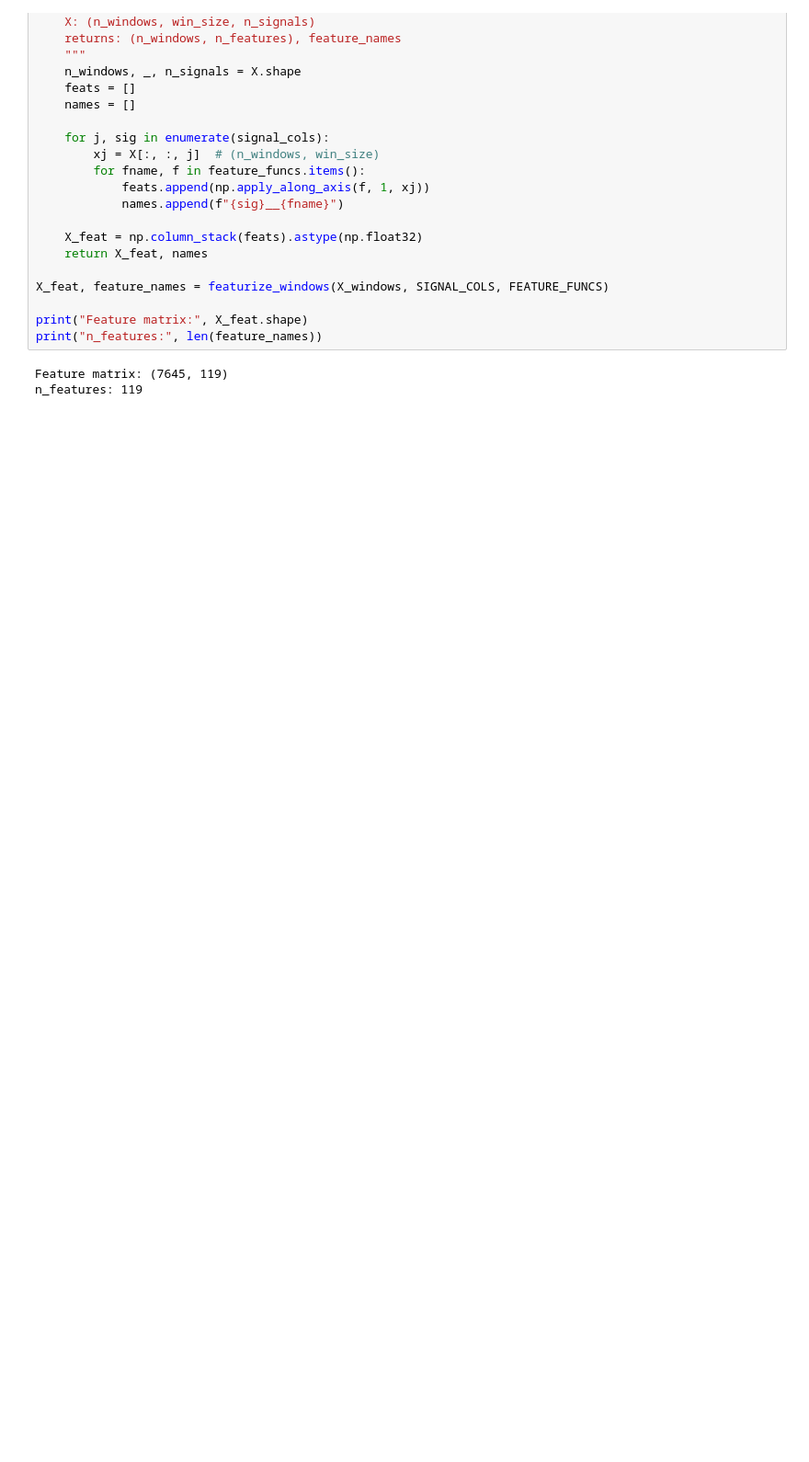
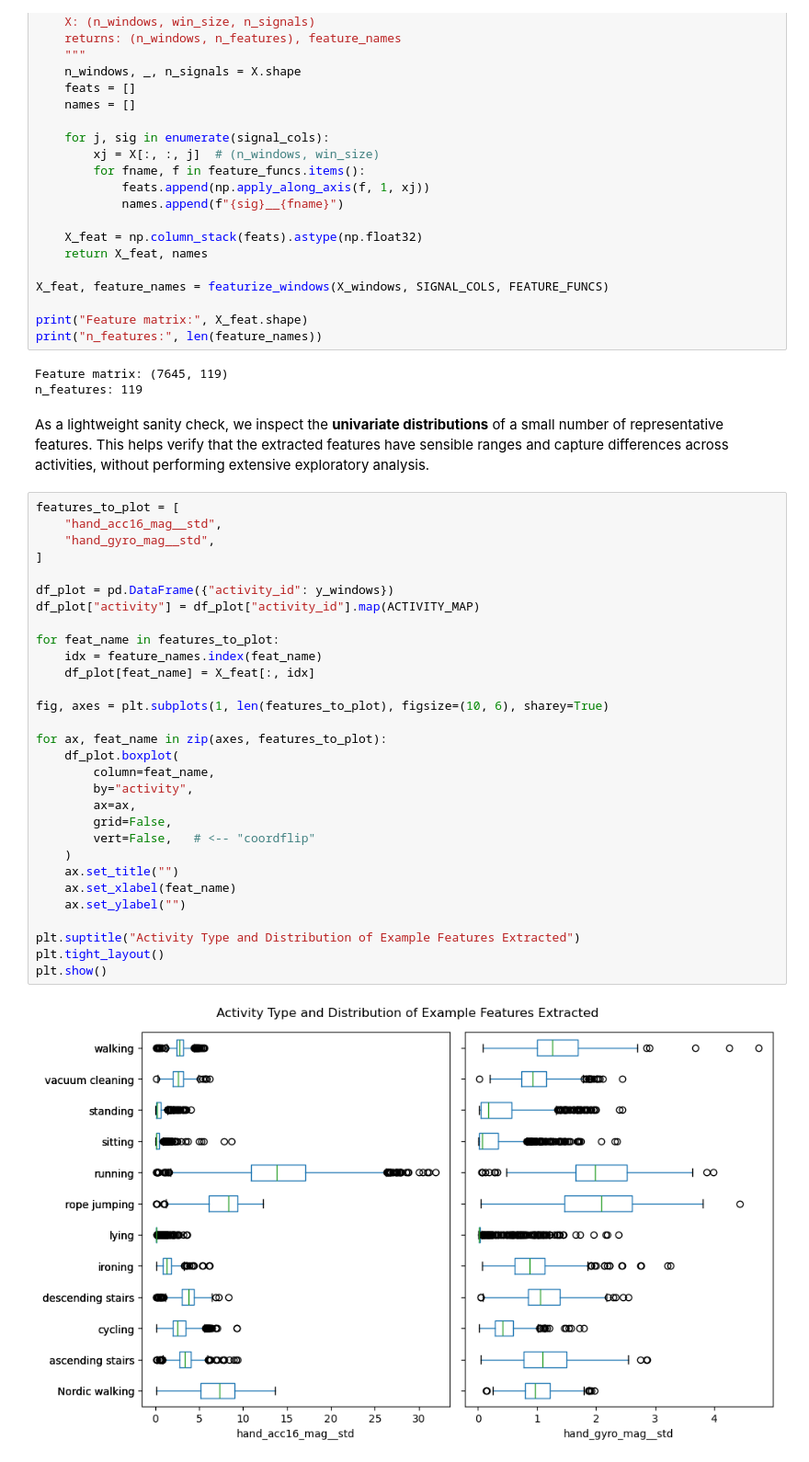
Before and after one commit to ChouaibB/wearables-ml-examples, a Jupyter notebook: notebooks/01_activity_recognition_from_wrist_imu_pamap2.ipynb, the cells around one changed output. Shown at 92% size. Drawn from its saved outputs; the diff is of its cells as text; blank space fills up the shorter version.

Commit message:
visu of e.g. extracted feats. -> OK for now

```diff
--- a/notebooks/01_activity_recognition_from_wrist_imu_pamap2.ipynb
+++ b/notebooks/01_activity_recognition_from_wrist_imu_pamap2.ipynb
@@ -464,3 +464,37 @@ print("n_features:", len(feature_names))
 # %% [output]
 Feature matrix: (7645, 119)
 n_features: 119
+# %% [markdown]
+As a lightweight sanity check, we inspect the **univariate distributions** of a small number of representative features. This helps verify that the extracted features have sensible ranges and capture differences across activities, without performing extensive exploratory analysis.
+# %%
+features_to_plot = [
+    "hand_acc16_mag__std",
+    "hand_gyro_mag__std",
+]
+
+df_plot = pd.DataFrame({"activity_id": y_windows})
+df_plot["activity"] = df_plot["activity_id"].map(ACTIVITY_MAP)
+
+for feat_name in features_to_plot:
+    idx = feature_names.index(feat_name)
+    df_plot[feat_name] = X_feat[:, idx]
+
+fig, axes = plt.subplots(1, len(features_to_plot), figsize=(10, 6), sharey=True)
+
+for ax, feat_name in zip(axes, features_to_plot):
+    df_plot.boxplot(
+        column=feat_name,
+        by="activity",
+        ax=ax,
+        grid=False,
+        vert=False,   # <-- "coordflip"
+    )
+    ax.set_title("")
+    ax.set_xlabel(feat_name)
+    ax.set_ylabel("")
+
+plt.suptitle("Activity Type and Distribution of Example Features Extracted")
+plt.tight_layout()
+plt.show()
+# %% [output]
+[figure, added]
```
